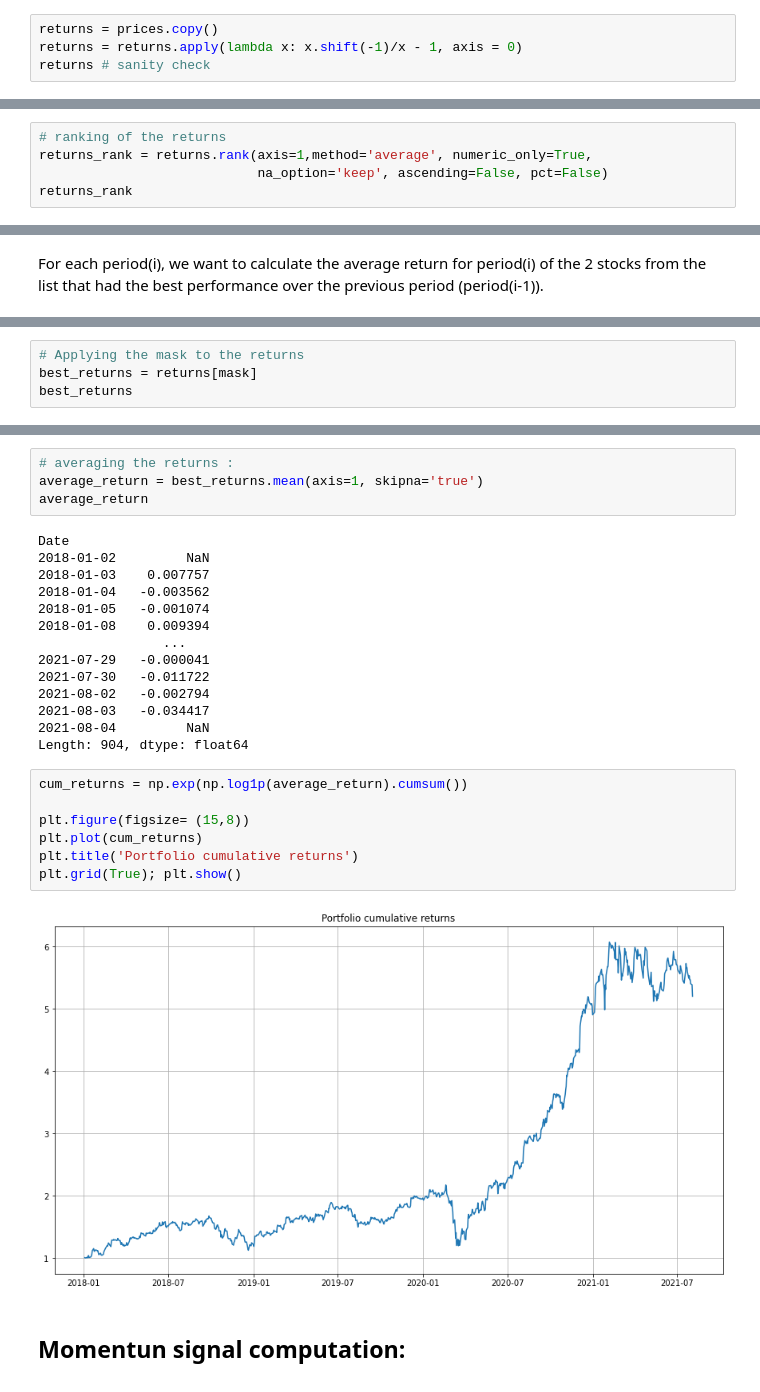
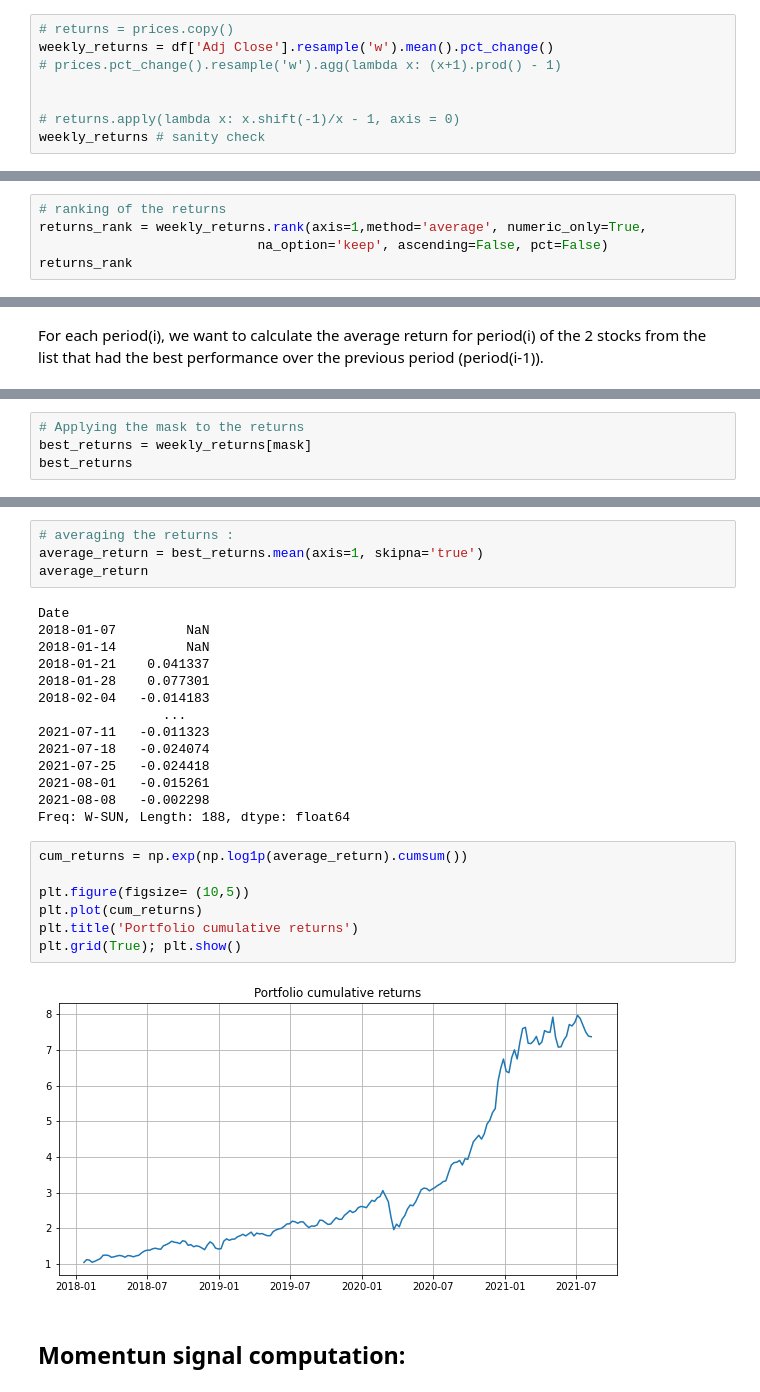
Before and after one commit to saritmaitra/Momentum_Trading, a Jupyter notebook: Weekly_Series_Momentum_Signal.ipynb, the cells around one changed output, grey strips where cells are left out. Cells and saved outputs as stored; diff of their text form.

```diff
--- a/Weekly_Series_Momentum_Signal.ipynb
+++ b/Weekly_Series_Momentum_Signal.ipynb
@@ -48,5 +51,9 @@ plt.grid(True); plt.show()
 # %%
-returns = prices.copy()
-returns = returns.apply(lambda x: x.shift(-1)/x - 1, axis = 0)
-returns # sanity check
+# returns = prices.copy()
+weekly_returns = df['Adj Close'].resample('w').mean().pct_change()
+# prices.pct_change().resample('w').agg(lambda x: (x+1).prod() - 1)
+
+
+# returns.apply(lambda x: x.shift(-1)/x - 1, axis = 0)
+weekly_returns # sanity check
 # %% [output]
@@ -67,6 +74,6 @@ returns # sanity check
 # %%
 # ranking of the returns
-returns_rank = returns.rank(axis=1,method='average', numeric_only=True,
+returns_rank = weekly_returns.rank(axis=1,method='average', numeric_only=True,
                             na_option='keep', ascending=False, pct=False)
 returns_rank
 # %% [output]
@@ -110,5 +117,5 @@ mask
 # %%
 # Applying the mask to the returns
-best_returns = returns[mask]
+best_returns = weekly_returns[mask]
 best_returns
 # %% [output]
@@ -132,27 +139,27 @@ average_return = best_returns.mean(axis=1, skipna='true')
 average_return
 # %% [output]
 Date
-2018-01-02         NaN
-2018-01-03    0.007757
-2018-01-04   -0.003562
-2018-01-05   -0.001074
-2018-01-08    0.009394
+2018-01-07         NaN
+2018-01-14         NaN
+2018-01-21    0.041337
+2018-01-28    0.077301
+2018-02-04   -0.014183
                 ...
-2021-07-29   -0.000041
-2021-07-30   -0.011722
-2021-08-02   -0.002794
-2021-08-03   -0.034417
-2021-08-04         NaN
-Length: 904, dtype: float64
+2021-07-11   -0.011323
+2021-07-18   -0.024074
+2021-07-25   -0.024418
+2021-08-01   -0.015261
+2021-08-08   -0.002298
+Freq: W-SUN, Length: 188, dtype: float64
 # %%
 cum_returns = np.exp(np.log1p(average_return).cumsum())
 
-plt.figure(figsize= (15,8))
+plt.figure(figsize= (10,5))
 plt.plot(cum_returns)
 plt.title('Portfolio cumulative returns')
 plt.grid(True); plt.show()
 # %% [output]
-[figure, old version]
+[figure, new version]
 # %% [markdown]
 ## Momentun signal computation:
 # %%
```
Also changed, not shown: parts of 13 cells of this notebook.
